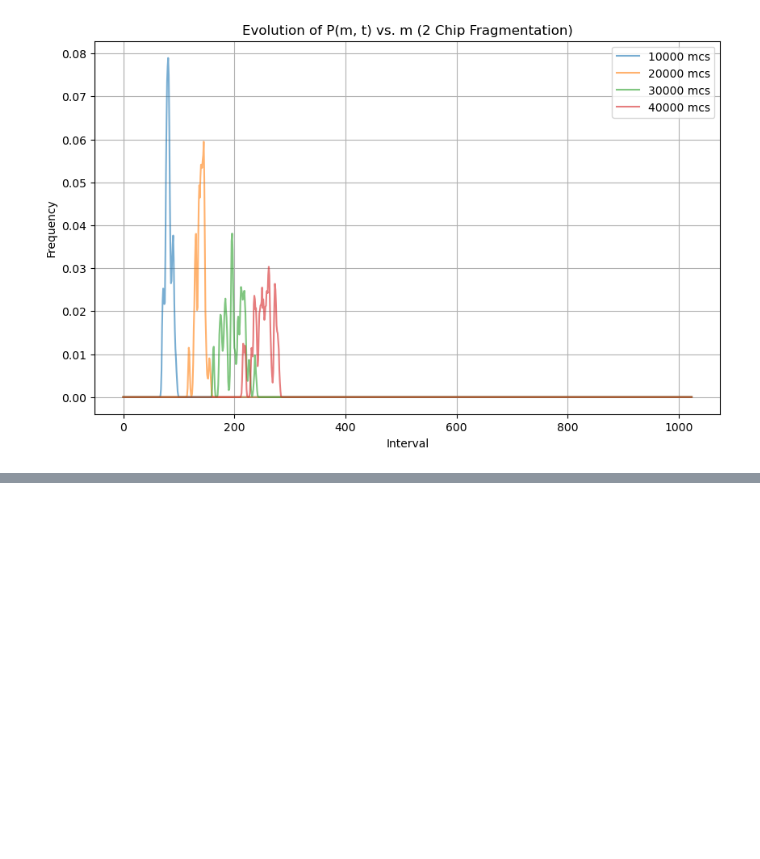
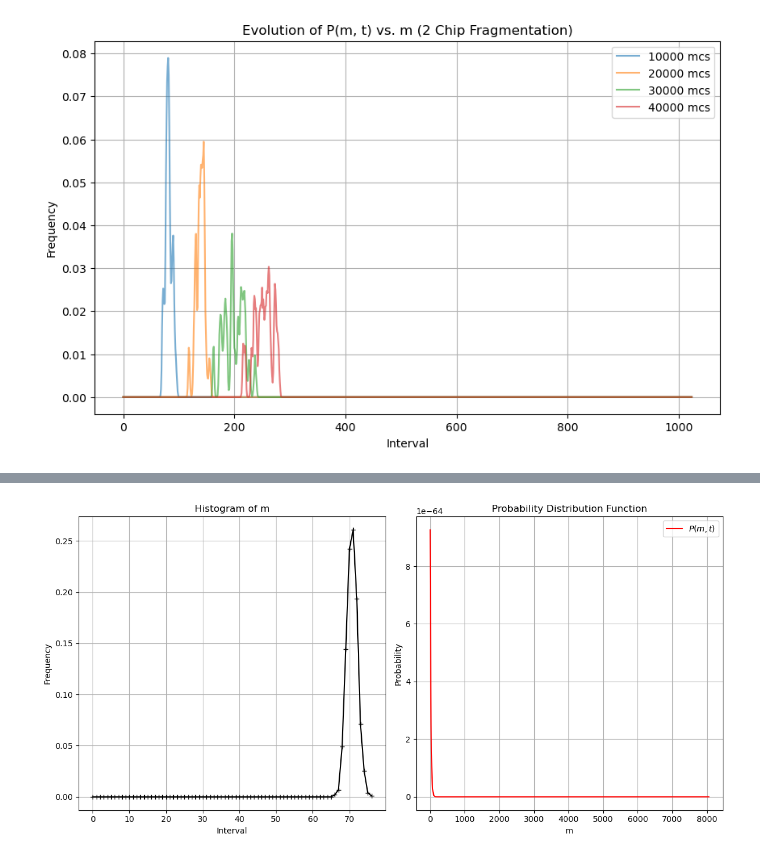
Before and after one commit to QED137/Mass-transport-models-and-their-applications, a Jupyter notebook: Mass transport models and their applications.ipynb, the cells around one changed output, grey strips where cells are left out. Cells and saved outputs as stored; diff of their text form; code cells hidden in the pictures; blank space fills up the shorter version.

```diff
--- a/Mass transport models and their applications.ipynb
+++ b/Mass transport models and their applications.ipynb
@@ -688,0 +549,79 @@ plt.show()
+# %%
+#with anlyticla function import numpy as np
+import matplotlib.pyplot as plt
+
+# Parameters
+ro = 10
+flux = 0.6
+p_a = flux / (1 + flux)
+L = 1024  # Length of lattice
+mcs = 10000
+
+# Initialize matrix with values
+m = np.zeros(L)
+
+# Initialize matrix with values
+t = 0
+for i in range(L):
+    u = np.random.normal(50, 1)
+    m[i] = round((ro + 1) * L * u)
+    t += u
+
+m /= t
+
+# Simulation
+for x in range(mcs):
+    for j in range(L):
+        y = np.random.randint(0, L)
+        yleft = (y - 1) % L
+        yright = (y + 1) % L
+
+        if np.random.rand() < p_a:
+            m[y] += np.random.choice([1, 2, 3])  # Select randomly from [1, 2, 3]
+
+        if np.random.rand() < probleft and m[y] > 1:
+            m[y] -= 1
+            m[yleft] += 1
+        else:
+            m[y] -= 1
+            m[yright] += 1
+
+    m = np.round(m)
+
+# Calculate histogram
+num_intervals = 10
+interval_width = (np.max(m) - np.min(m)) / num_intervals
+d = np.arange(0, np.max(m) + interval_width, interval_width)
+n_count, _ = np.histogram(m, d)
+freq = n_count / len(m)
+
+# Plot histogram
+plt.figure(figsize=(12, 6))
+plt.subplot(1, 2, 1)
+plt.plot(freq, 'k+-')
+plt.xlabel("Interval")
+plt.ylabel("Frequency")
+plt.title("Histogram of m")
+plt.grid(True)
+
+# Plot probability distribution function
+s1=.72
+q=.6
+m_values = np.arange(0, np.max(m) + 1)
+prob_values = (
+    1 / np.sqrt(2 * np.pi * ((1 + s1) + q) * t) *
+    np.exp(-(m_values - (q - 1) * (1 - s1) * t)**2 / (2 * t * ((1 + s1) + q)))
+)
+
+plt.subplot(1, 2, 2)
+plt.plot(m_values, prob_values, 'r-', label=r'$P(m, t)$')
+plt.xlabel("m")
+plt.ylabel("Probability")
+plt.title("Probability Distribution Function")
+plt.legend()
+plt.grid(True)
+
+plt.tight_layout()
+plt.show()
+# %% [output]
+[figure, added]
```
Also changed, not shown: parts of 12 cells of this notebook.
